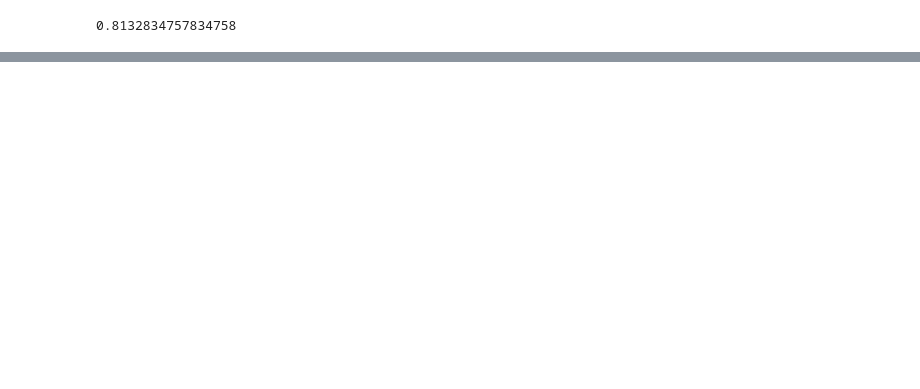
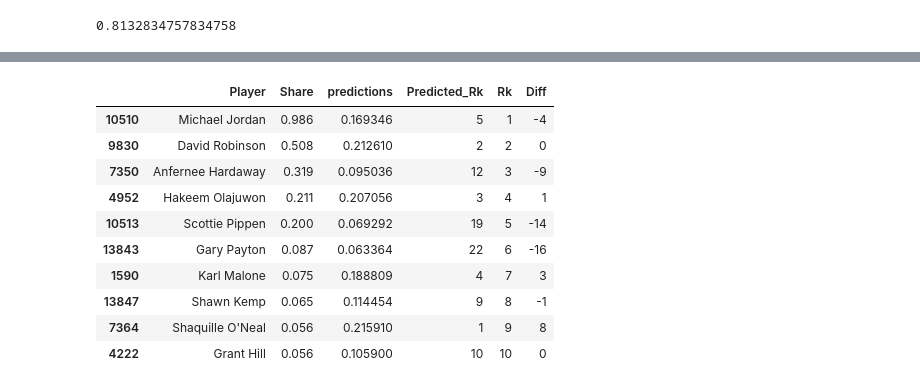
Before and after one commit to mbarve117/nbamvp, a Jupyter notebook: notebooks/predictor.ipynb, the cells around one changed output, grey strips where cells are left out. Saved outputs shown, nothing was run; the diff lists cells and outputs as text; code cells hidden in the pictures; blank space fills up the shorter version.

```diff
--- a/notebooks/predictor.ipynb
+++ b/notebooks/predictor.ipynb
@@ -288,0 +322,14 @@ mean_ap
+# %%
+all_predictions.head(10)
+# %% [output]
+|  | Player | Share | predictions | Predicted_Rk | Rk | Diff |
+| 10510 | Michael Jordan | 0.986 | 0.169346 | 5 | 1 | -4 |
+| 9830 | David Robinson | 0.508 | 0.212610 | 2 | 2 | 0 |
+| 7350 | Anfernee Hardaway | 0.319 | 0.095036 | 12 | 3 | -9 |
+| 4952 | Hakeem Olajuwon | 0.211 | 0.207056 | 3 | 4 | 1 |
+| 10513 | Scottie Pippen | 0.200 | 0.069292 | 19 | 5 | -14 |
+| 13843 | Gary Payton | 0.087 | 0.063364 | 22 | 6 | -16 |
+| 1590 | Karl Malone | 0.075 | 0.188809 | 4 | 7 | 3 |
+| 13847 | Shawn Kemp | 0.065 | 0.114454 | 9 | 8 | -1 |
+| 7364 | Shaquille O'Neal | 0.056 | 0.215910 | 1 | 9 | 8 |
+| 4222 | Grant Hill | 0.056 | 0.105900 | 10 | 10 | 0 |
```
Also changed, not shown: parts of 3 cells of this notebook, 5 other files.
